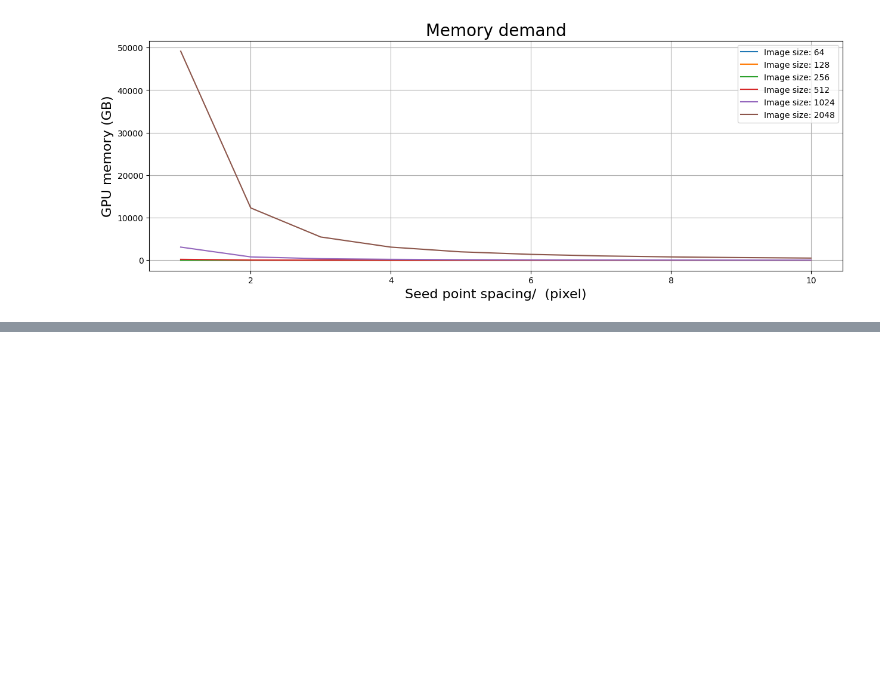
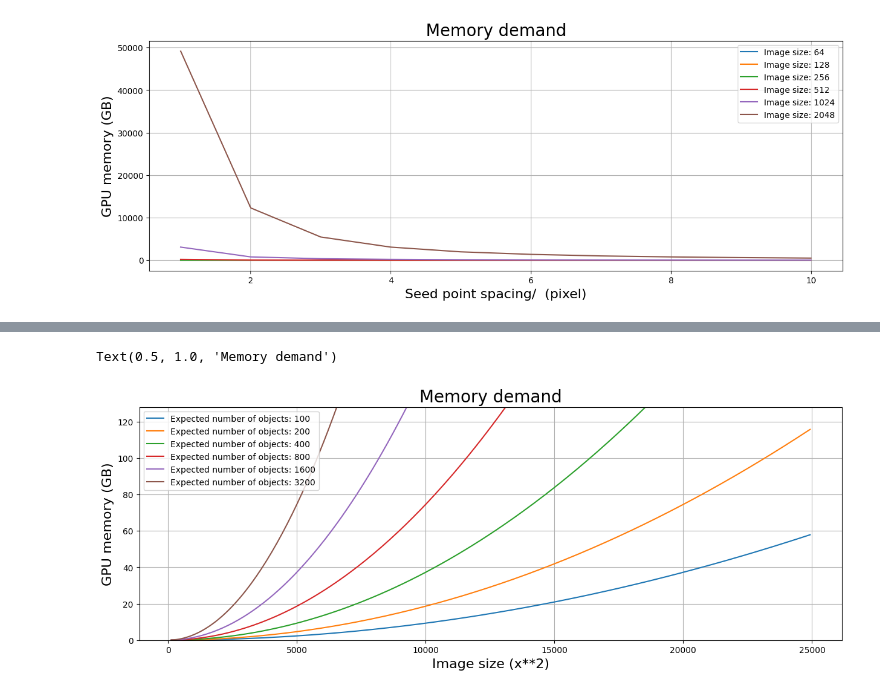
Before and after one commit to UP-RS-ESP/OrthoSAM, a Jupyter notebook: code/memory.ipynb, the cells around one changed output, grey strips where cells are left out. Cells and saved outputs as stored; diff of their text form; code cells hidden in the pictures; blank space fills up the shorter version.

```diff
--- a/code/memory.ipynb
+++ b/code/memory.ipynb
@@ -58,0 +83,21 @@ Text(0.5, 1.0, 'Memory demand')
+# %%
+#memory usage
+num_objects=[100,200,400,800,1600,3200]
+plt.figure(figsize=(15,5))
+for i in num_objects:
+    memory_required=[]
+    for img_size in range(128,25000,100):
+        memory_per_obj=img_size*img_size
+        num_msk_required=i
+        memory_required.append(((num_msk_required)*memory_per_obj)/1024**3)#bytes to gb
+    plt.plot(range(128,25000,100),(memory_required), label=f'Expected number of objects: {i}')
+
+plt.legend()
+plt.grid()
+plt.xlabel('Image size (x**2)',fontsize=16)
+plt.ylabel('GPU memory (GB)',fontsize=16)
+plt.ylim(0,128)
+plt.title('Memory demand',fontsize=20)
+# %% [output]
+Text(0.5, 1.0, 'Memory demand')
+[figure, added]
```
Also changed, not shown: parts of 2 cells of this notebook, 9 other files.
